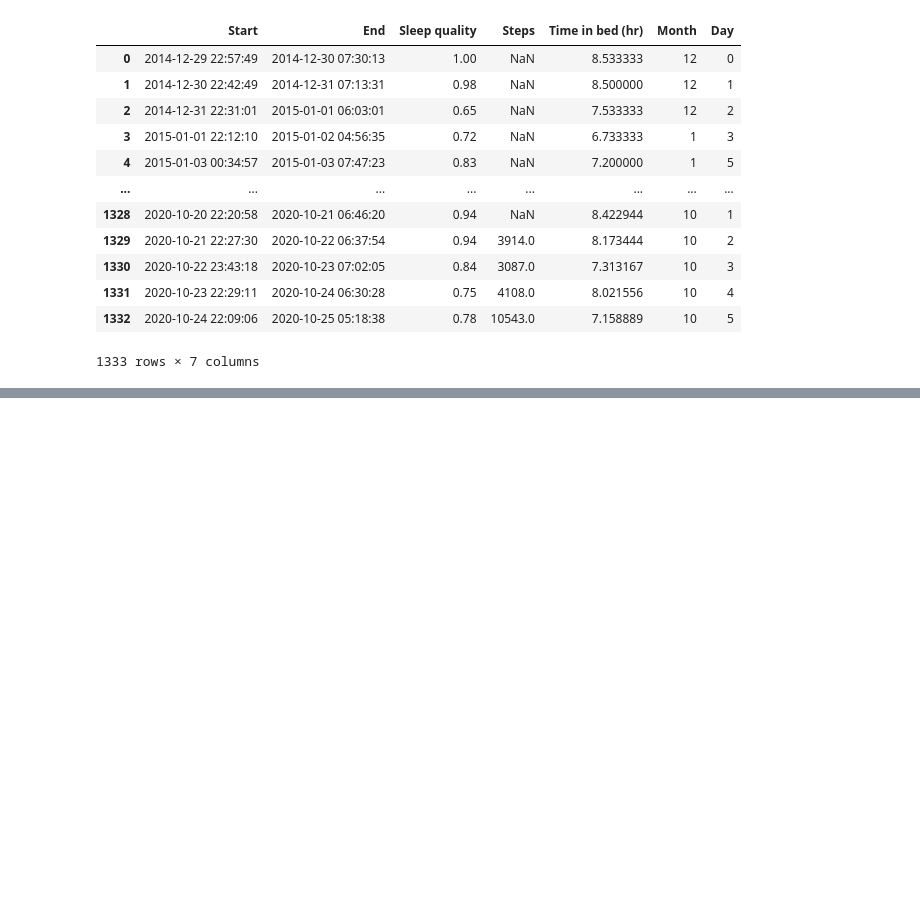
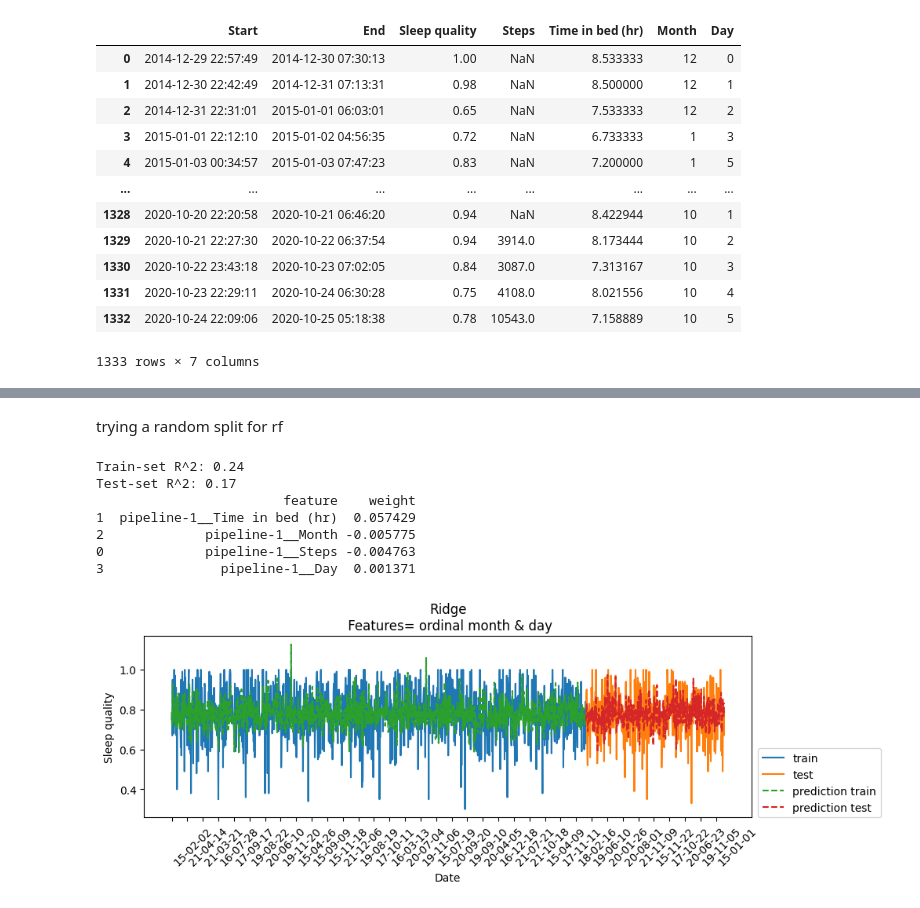
Before and after one commit to ricd99/endToEndML, a Jupyter notebook: notebooks/EDA_clean.ipynb, the cells around one changed output, grey strips where cells are left out. Drawn from its saved outputs; the diff is of its cells as text; code cells hidden in the pictures; blank space fills up the shorter version.

```diff
--- a/notebooks/EDA_clean.ipynb
+++ b/notebooks/EDA_clean.ipynb
@@ -655,0 +687,13 @@ Test-set R^2: 0.02
+# %% [markdown]
+trying a random split for rf
+# %%
+preprocess_predict(df_train_random, df_test_random, numeric_features_time_cat, categorical_features_time_cat, passthrough_features_time_cat, drop_features_time_cat, target, ridge_time_cat, "ordinal month & day")
+# %% [output]
+Train-set R^2: 0.24
+Test-set R^2: 0.17
+                        feature    weight
+1  pipeline-1__Time in bed (hr)  0.057429
+2             pipeline-1__Month -0.005775
+0             pipeline-1__Steps -0.004763
+3               pipeline-1__Day  0.001371
+[figure, added]
```
Also changed, not shown: parts of 8 cells of this notebook.
